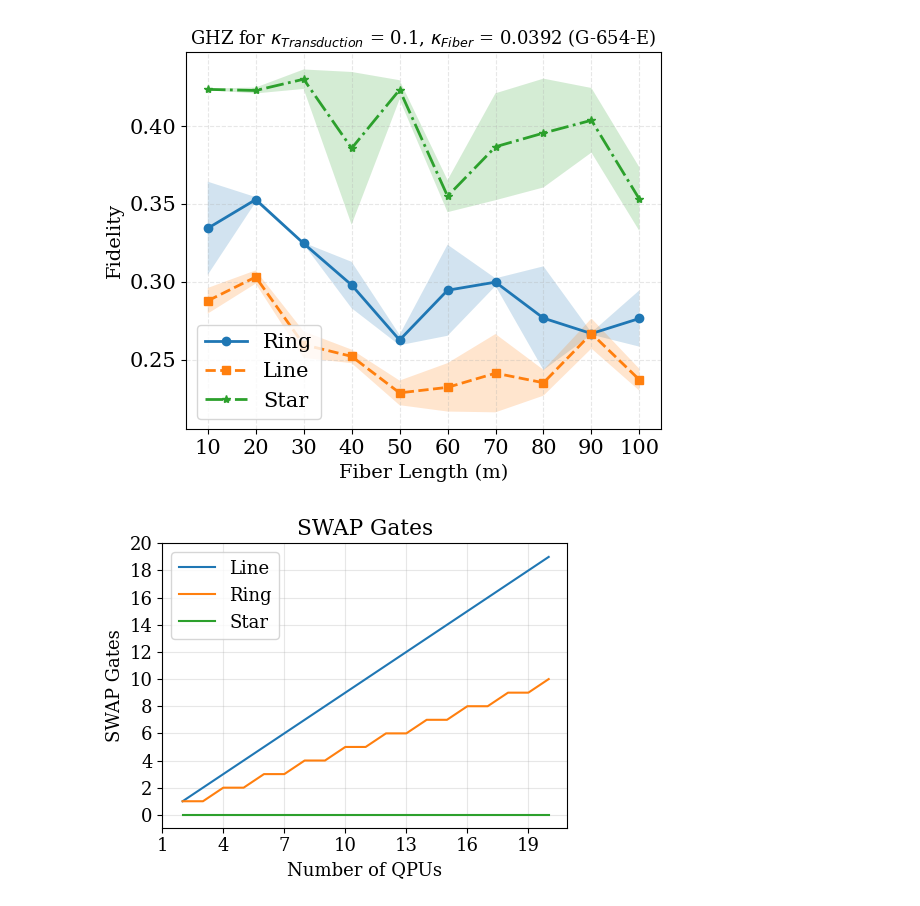
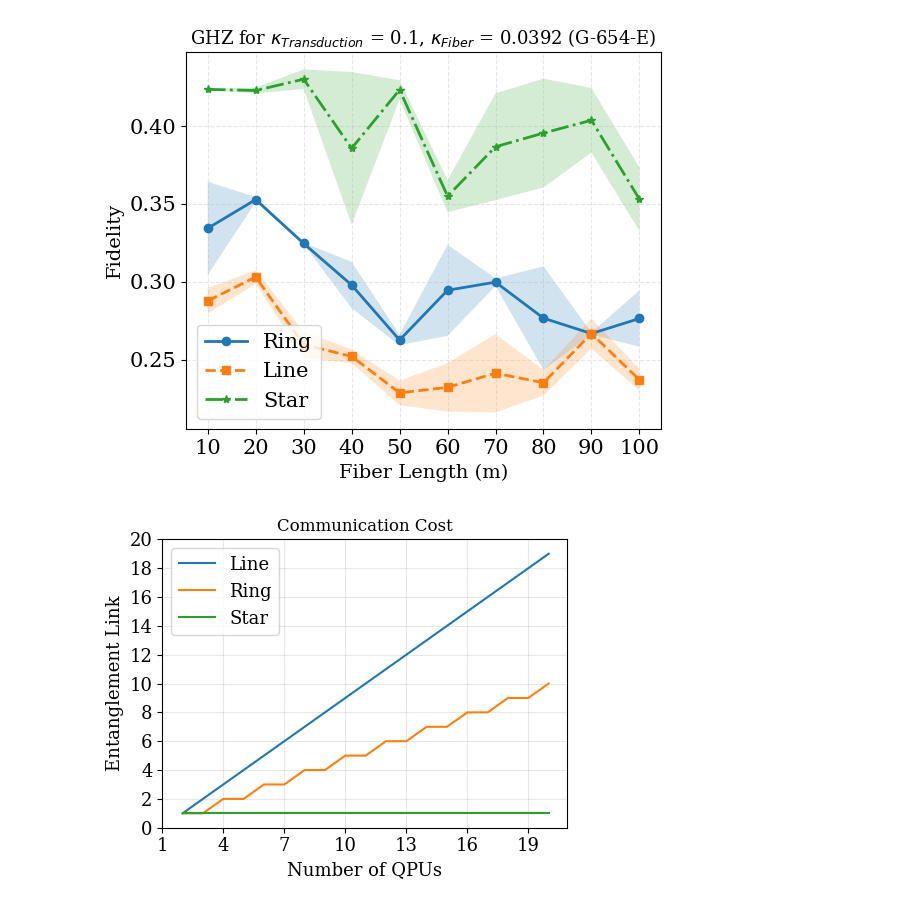
Before and after one commit to nelyasi/QDC-OFC, a Jupyter notebook: Data.ipynb, the cells around one changed output. Saved outputs shown, nothing was run; the diff lists cells and outputs as text; code cells hidden in the pictures.

```diff
--- a/Data.ipynb
+++ b/Data.ipynb
@@ -189,34 +189,34 @@ records = []
 for n in ns:
     for topo in ["line", "ring", "star"]:
         d = df.loc[df.n==n, f"{topo}_d"].item()
         for mode, label in [("dec", "Decentralized"), ("cen", "Centralized")]:
             records.append({
                 "n": n,
                 "Topology": topo.capitalize(),
                 "Mode": label,
                 "Diameter": d,
                 "SWAPs": df.loc[df.n==n, f"{topo}_swaps_{mode}"].item(),
                 "EPR pairs": df.loc[df.n==n, f"{topo}_epr_{mode}"].item(),
                 "BSMs": df.loc[df.n==n, f"{topo}_bsm_{mode}"].item(),
             })
 comparison_table = pd.DataFrame(records)
 
 # --- PLOTS ---
 # SWAPs
 plt.figure(figsize=(5,4))
 plt.plot(df['n'], df['line_swaps_dec'], label='Line')
 plt.plot(df['n'], df['ring_swaps_dec'], label='Ring')
-plt.plot(df['n'], [0, 0, 0, 0, 0, 0, 0, 0, 0, 0, 0, 0, 0, 0, 0, 0, 0, 0, 0], label='Star')
+plt.plot(df['n'], [1, 1, 1, 1, 1, 1, 1, 1, 1, 1, 1, 1, 1, 1, 1, 1, 1, 1, 1], label='Star')
 # Set x-axis ticks: start from 1, step by 3, up to the maximum in df['n']
 plt.xticks(np.arange(1, df['n'].max()+1, 3))
 max_y = max(df['line_swaps_dec'].max(), df['ring_swaps_dec'].max())
 plt.yticks(np.arange(0, max_y + 2, 2))  # +2 to make sure the top tick is included
 plt.xlabel('Number of QPUs')
-plt.ylabel('SWAP Gates', fontsize=13)
-plt.title('SWAP Gates')
+plt.ylabel('Entanglement Link', fontsize=13)
+plt.title('Communication Cost', fontsize=12)
 plt.legend()
 plt.grid(True, alpha = 0.3)
 plt.tight_layout()
 plt.show()
 # %% [output]
-[figure, old version]
+[figure, new version]
```
